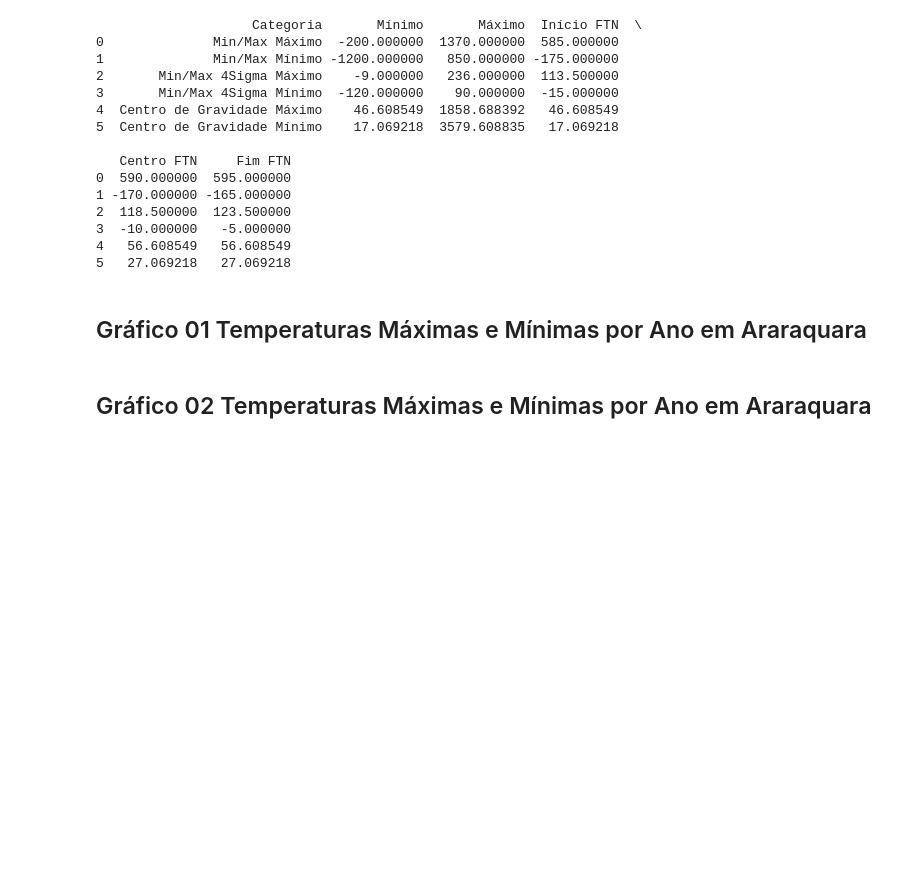
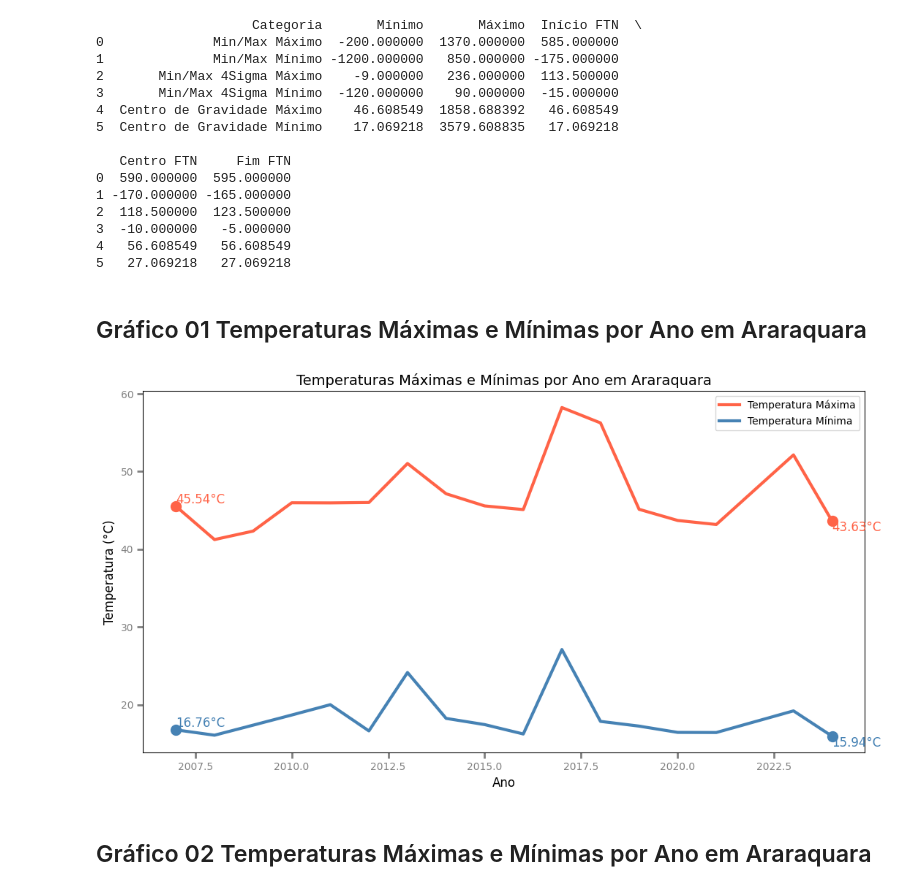
Before and after one commit to CristianoDataScientistRumo/ZAR-Araraquara-termometro, a Jupyter notebook: ZAR_Araraquara/calculo_fnt.ipynb, the cells around one changed output. Saved outputs shown, nothing was run; the diff lists cells and outputs as text; code cells hidden in the pictures; blank space fills up the shorter version.

```diff
--- a/ZAR_Araraquara/calculo_fnt.ipynb
+++ b/ZAR_Araraquara/calculo_fnt.ipynb
@@ -160,17 +160,67 @@ except Exception as e:
 # %% [markdown]
 ## Gráfico 01 Temperaturas Máximas e Mínimas por Ano em Araraquara
 # %%
-df_araraquara['data'] = pd.to_datetime(df_araraquara['data'])
+df['data'] = pd.to_datetime(df['data'])
 
-df_araraquara['ano'] = df_araraquara['data'].dt.year
+df['ano'] = df['data'].dt.year
 
-df_ano = df_araraquara.groupby('ano')[['temperatura_maxima', 'temperatura_minima']].mean().reset_index()
+df_ano = df.groupby('ano')[['temperatura_maxima', 'temperatura_minima']].mean().reset_index()
 
 fig = px.line(df_ano, x='ano', y=['temperatura_maxima', 'temperatura_minima'],
               labels={'temperatura_maxima': 'Temperatura Máxima (°C)', 'temperatura_minima': 'Temperatura Mínima (°C)', 'ano': 'Ano'},
               title='Temperaturas Máximas e Mínimas por Ano em Araraquara')
 
 fig.show()
+# %%
+import matplotlib.pyplot as plt
+import pandas as pd
+
+# Certifique-se de que o dataframe 'df_araraquara' está pronto
+df['data'] = pd.to_datetime(df['data'])
+df['ano'] = df['data'].dt.year
+
+# Agrupando os dados por ano
+df_ano = df.groupby('ano')[['temperatura_maxima', 'temperatura_minima']].mean().reset_index()
+
+# Extraindo os dados para os gráficos
+x_data = df_ano['ano'].values
+y_data_max = df_ano['temperatura_maxima'].values
+y_data_min = df_ano['temperatura_minima'].values
+
+# Criando o gráfico
+fig, ax = plt.subplots(figsize=(11, 6))
+
+# Plotando as linhas de temperatura máxima e mínima
+ax.plot(x_data, y_data_max, color='#FF6347', linewidth=3, label='Temperatura Máxima')
+ax.plot(x_data, y_data_min, color='#4682B4', linewidth=3, label='Temperatura Mínima')
+
+# Adicionando os pontos no início e no final de cada linha
+ax.scatter([x_data[0], x_data[-1]], [y_data_max[0], y_data_max[-1]], color='#FF6347', s=100, zorder=5)
+ax.scatter([x_data[0], x_data[-1]], [y_data_min[0], y_data_min[-1]], color='#4682B4', s=100, zorder=5)
+
+# Adicionando as anotações de texto para os valores de temperatura
+ax.text(x_data[0], y_data_max[0], f'{y_data_max[0]:.2f}°C', fontsize=12, color='#FF6347', verticalalignment='bottom')
+ax.text(x_data[-1], y_data_max[-1], f'{y_data_max[-1]:.2f}°C', fontsize=12, color='#FF6347', verticalalignment='top')
+ax.text(x_data[0], y_data_min[0], f'{y_data_min[0]:.2f}°C', fontsize=12, color='#4682B4', verticalalignment='bottom')
+ax.text(x_data[-1], y_data_min[-1], f'{y_data_min[-1]:.2f}°C', fontsize=12, color='#4682B4', verticalalignment='top')
+
+# Adicionando título e rótulos
+ax.set_title('Temperaturas Máximas e Mínimas por Ano em Araraquara', fontsize=14)
+ax.set_xlabel('Ano', fontsize=12)
+ax.set_ylabel('Temperatura (°C)', fontsize=12)
+
+# Personalizando os eixos
+ax.tick_params(axis='x', direction='out', length=6, width=2, colors='gray', grid_color='gray', grid_alpha=0.5)
+ax.tick_params(axis='y', direction='out', length=6, width=2, colors='gray', grid_color='gray', grid_alpha=0.5)
+
+# Exibindo a legenda
+ax.legend()
+
+# Exibindo o gráfico
+plt.tight_layout()
+plt.show()
+# %% [output]
+[figure, added]
 # %% [markdown]
 ## Gráfico 02 Temperaturas Máximas e Mínimas por Ano em Araraquara
 # %%
```
Also changed, not shown: parts of 9 cells of this notebook, 1 other file.
